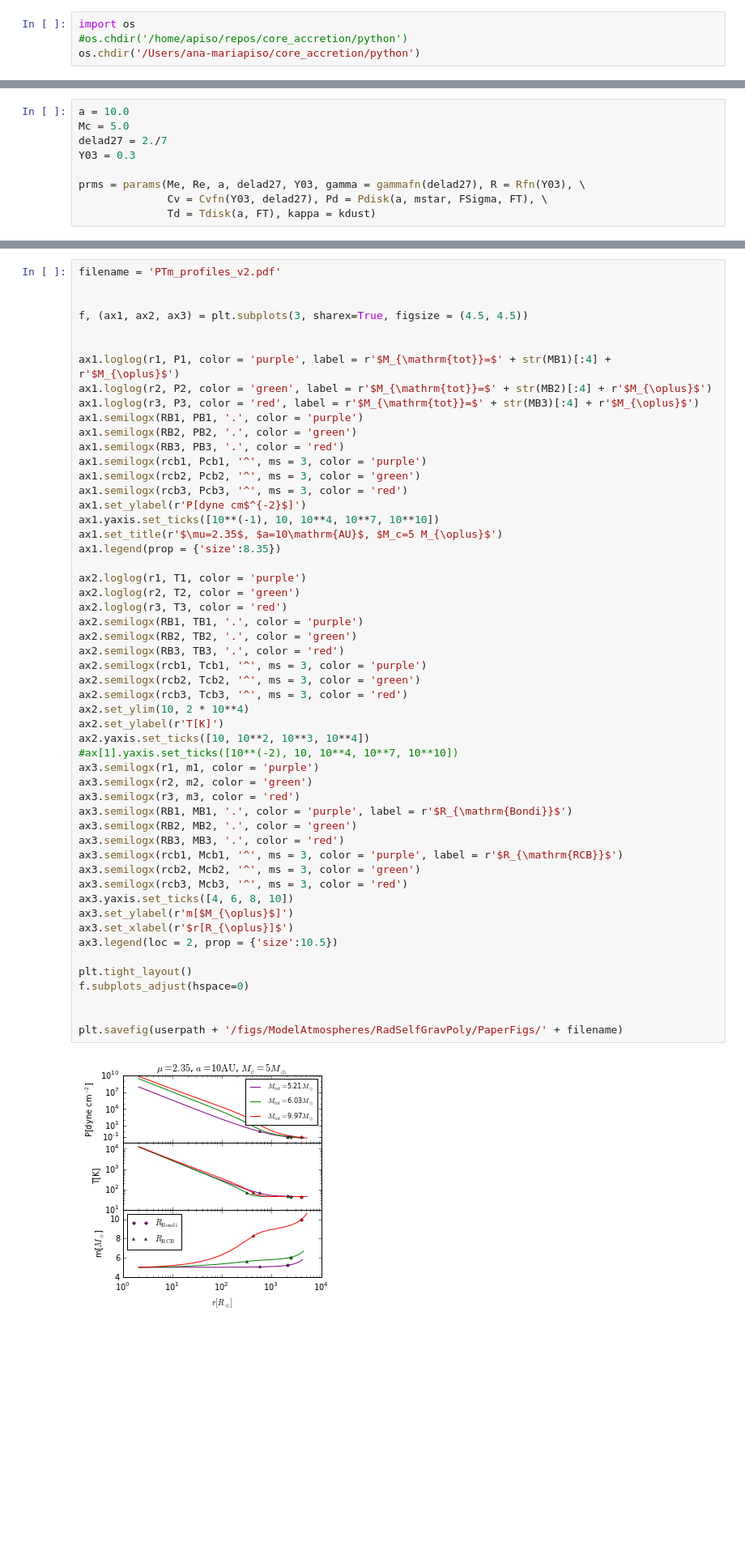
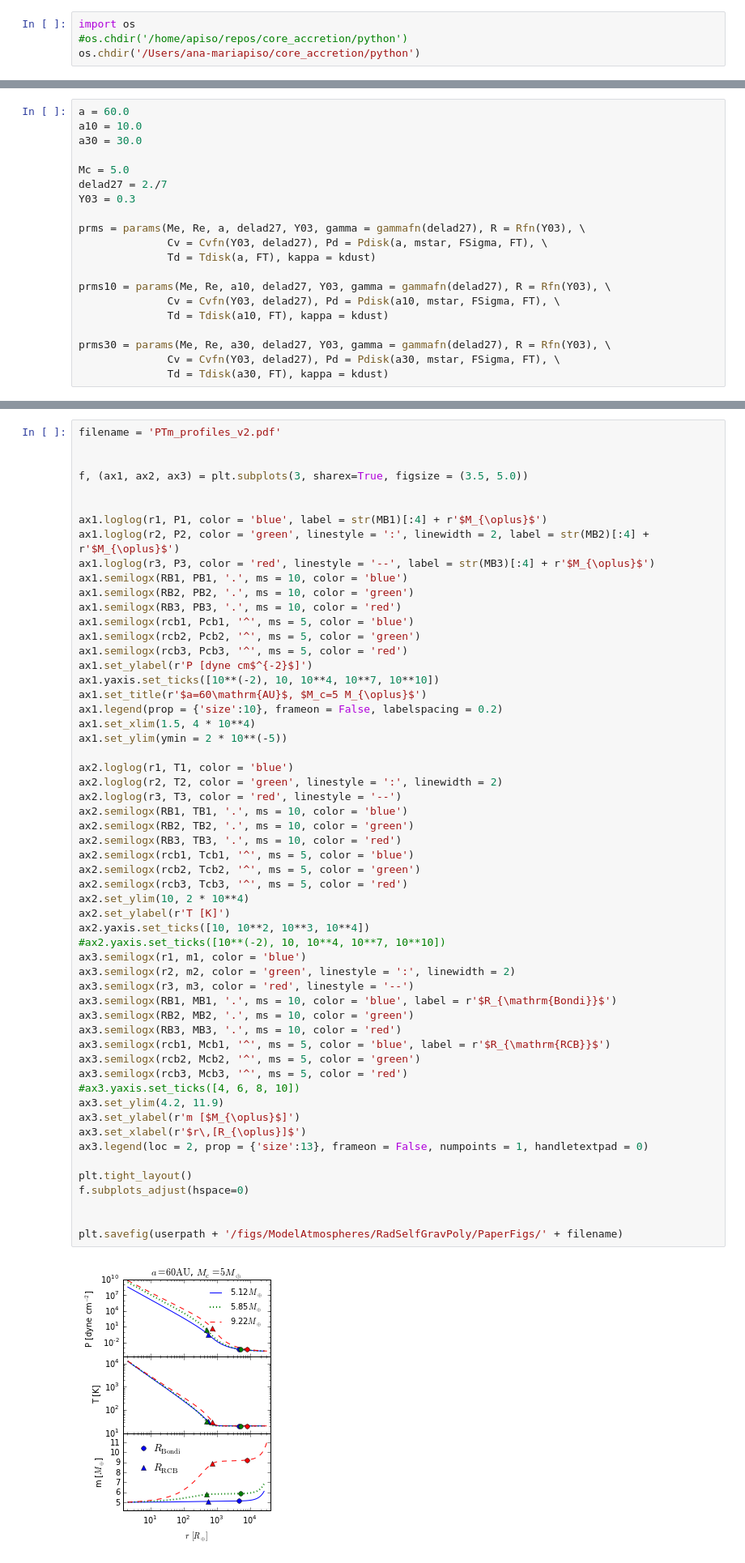
Before and after one commit to apiso/core_accretion, a Jupyter notebook: python/RadSGPoly/plots_poster.ipynb, the cells around one changed output, grey strips where cells are left out. Shown at 81% size. Cells and saved outputs as stored; diff of their text form; blank space fills up the shorter version.

```diff
--- a/python/RadSGPoly/plots_poster.ipynb
+++ b/python/RadSGPoly/plots_poster.ipynb
@@ -15,7 +15,10 @@ from RadSGPoly.profiles_poly import atmload
 from RadSGPoly.cooling_poly import critical
 import matplotlib.cm as cm
 # %%
-a = 10.0
+a = 60.0
+a10 = 10.0
+a30 = 30.0
+
 Mc = 5.0
 delad27 = 2./7
 Y03 = 0.3
@@ -23,5 +26,13 @@ Y03 = 0.3
 prms = params(Me, Re, a, delad27, Y03, gamma = gammafn(delad27), R = Rfn(Y03), \
               Cv = Cvfn(Y03, delad27), Pd = Pdisk(a, mstar, FSigma, FT), \
               Td = Tdisk(a, FT), kappa = kdust)
+
+prms10 = params(Me, Re, a10, delad27, Y03, gamma = gammafn(delad27), R = Rfn(Y03), \
+              Cv = Cvfn(Y03, delad27), Pd = Pdisk(a10, mstar, FSigma, FT), \
+              Td = Tdisk(a10, FT), kappa = kdust)
+
+prms30 = params(Me, Re, a30, delad27, Y03, gamma = gammafn(delad27), R = Rfn(Y03), \
+              Cv = Cvfn(Y03, delad27), Pd = Pdisk(a30, mstar, FSigma, FT), \
+              Td = Tdisk(a30, FT), kappa = kdust)
 # %%
 atm = atmload('Mc5.0.npz', prms = prms)
@@ -63,58 +94,61 @@ dM = M[1:]-M[:-1]
 # %%
 filename = 'PTm_profiles_v2.pdf'
 
 
-f, (ax1, ax2, ax3) = plt.subplots(3, sharex=True, figsize = (4.5, 4.5))
+f, (ax1, ax2, ax3) = plt.subplots(3, sharex=True, figsize = (3.5, 5.0))
 
 
-ax1.loglog(r1, P1, color = 'purple', label = r'$M_{\mathrm{tot}}=$' + str(MB1)[:4] + r'$M_{\oplus}$')
-ax1.loglog(r2, P2, color = 'green', label = r'$M_{\mathrm{tot}}=$' + str(MB2)[:4] + r'$M_{\oplus}$')
-ax1.loglog(r3, P3, color = 'red', label = r'$M_{\mathrm{tot}}=$' + str(MB3)[:4] + r'$M_{\oplus}$')
-ax1.semilogx(RB1, PB1, '.', color = 'purple')
-ax1.semilogx(RB2, PB2, '.', color = 'green')
-ax1.semilogx(RB3, PB3, '.', color = 'red')
-ax1.semilogx(rcb1, Pcb1, '^', ms = 3, color = 'purple')
-ax1.semilogx(rcb2, Pcb2, '^', ms = 3, color = 'green')
-ax1.semilogx(rcb3, Pcb3, '^', ms = 3, color = 'red')
-ax1.set_ylabel(r'P[dyne cm$^{-2}$]')
-ax1.yaxis.set_ticks([10**(-1), 10, 10**4, 10**7, 10**10])
-ax1.set_title(r'$\mu=2.35$, $a=10\mathrm{AU}$, $M_c=5 M_{\oplus}$')
-ax1.legend(prop = {'size':8.35})
+ax1.loglog(r1, P1, color = 'blue', label = str(MB1)[:4] + r'$M_{\oplus}$')
+ax1.loglog(r2, P2, color = 'green', linestyle = ':', linewidth = 2, label = str(MB2)[:4] + r'$M_{\oplus}$')
+ax1.loglog(r3, P3, color = 'red', linestyle = '--', label = str(MB3)[:4] + r'$M_{\oplus}$')
+ax1.semilogx(RB1, PB1, '.', ms = 10, color = 'blue')
+ax1.semilogx(RB2, PB2, '.', ms = 10, color = 'green')
+ax1.semilogx(RB3, PB3, '.', ms = 10, color = 'red')
+ax1.semilogx(rcb1, Pcb1, '^', ms = 5, color = 'blue')
+ax1.semilogx(rcb2, Pcb2, '^', ms = 5, color = 'green')
+ax1.semilogx(rcb3, Pcb3, '^', ms = 5, color = 'red')
+ax1.set_ylabel(r'P [dyne cm$^{-2}$]')
+ax1.yaxis.set_ticks([10**(-2), 10, 10**4, 10**7, 10**10])
+ax1.set_title(r'$a=60\mathrm{AU}$, $M_c=5 M_{\oplus}$')
+ax1.legend(prop = {'size':10}, frameon = False, labelspacing = 0.2)
+ax1.set_xlim(1.5, 4 * 10**4)
+ax1.set_ylim(ymin = 2 * 10**(-5))
 
-ax2.loglog(r1, T1, color = 'purple')
-ax2.loglog(r2, T2, color = 'green')
-ax2.loglog(r3, T3, color = 'red')
-ax2.semilogx(RB1, TB1, '.', color = 'purple')
-ax2.semilogx(RB2, TB2, '.', color = 'green')
-ax2.semilogx(RB3, TB3, '.', color = 'red')
-ax2.semilogx(rcb1, Tcb1, '^', ms = 3, color = 'purple')
-ax2.semilogx(rcb2, Tcb2, '^', ms = 3, color = 'green')
-ax2.semilogx(rcb3, Tcb3, '^', ms = 3, color = 'red')
+ax2.loglog(r1, T1, color = 'blue')
+ax2.loglog(r2, T2, color = 'green', linestyle = ':', linewidth = 2)
+ax2.loglog(r3, T3, color = 'red', linestyle = '--')
+ax2.semilogx(RB1, TB1, '.', ms = 10, color = 'blue')
+ax2.semilogx(RB2, TB2, '.', ms = 10, color = 'green')
+ax2.semilogx(RB3, TB3, '.', ms = 10, color = 'red')
+ax2.semilogx(rcb1, Tcb1, '^', ms = 5, color = 'blue')
+ax2.semilogx(rcb2, Tcb2, '^', ms = 5, color = 'green')
+ax2.semilogx(rcb3, Tcb3, '^', ms = 5, color = 'red')
 ax2.set_ylim(10, 2 * 10**4)
-ax2.set_ylabel(r'T[K]')
+ax2.set_ylabel(r'T [K]')
 ax2.yaxis.set_ticks([10, 10**2, 10**3, 10**4])
-#ax[1].yaxis.set_ticks([10**(-2), 10, 10**4, 10**7, 10**10])
-ax3.semilogx(r1, m1, color = 'purple')
-ax3.semilogx(r2, m2, color = 'green')
-ax3.semilogx(r3, m3, color = 'red')
-ax3.semilogx(RB1, MB1, '.', color = 'purple', label = r'$R_{\mathrm{Bondi}}$')
-ax3.semilogx(RB2, MB2, '.', color = 'green')
-ax3.semilogx(RB3, MB3, '.', color = 'red')
-ax3.semilogx(rcb1, Mcb1, '^', ms = 3, color = 'purple', label = r'$R_{\mathrm{RCB}}$')
-ax3.semilogx(rcb2, Mcb2, '^', ms = 3, color = 'green')
-ax3.semilogx(rcb3, Mcb3, '^', ms = 3, color = 'red')
-ax3.yaxis.set_ticks([4, 6, 8, 10])
-ax3.set_ylabel(r'm[$M_{\oplus}$]')
-ax3.set_xlabel(r'$r[R_{\oplus}]$')
-ax3.legend(loc = 2, prop = {'size':10.5})
+#ax2.yaxis.set_ticks([10**(-2), 10, 10**4, 10**7, 10**10])
+ax3.semilogx(r1, m1, color = 'blue')
+ax3.semilogx(r2, m2, color = 'green', linestyle = ':', linewidth = 2)
+ax3.semilogx(r3, m3, color = 'red', linestyle = '--')
+ax3.semilogx(RB1, MB1, '.', ms = 10, color = 'blue', label = r'$R_{\mathrm{Bondi}}$')
+ax3.semilogx(RB2, MB2, '.', ms = 10, color = 'green')
+ax3.semilogx(RB3, MB3, '.', ms = 10, color = 'red')
+ax3.semilogx(rcb1, Mcb1, '^', ms = 5, color = 'blue', label = r'$R_{\mathrm{RCB}}$')
+ax3.semilogx(rcb2, Mcb2, '^', ms = 5, color = 'green')
+ax3.semilogx(rcb3, Mcb3, '^', ms = 5, color = 'red')
+#ax3.yaxis.set_ticks([4, 6, 8, 10])
+ax3.set_ylim(4.2, 11.9)
+ax3.set_ylabel(r'm [$M_{\oplus}$]')
+ax3.set_xlabel(r'$r\,[R_{\oplus}]$')
+ax3.legend(loc = 2, prop = {'size':13}, frameon = False, numpoints = 1, handletextpad = 0)
 
 plt.tight_layout()
 f.subplots_adjust(hspace=0)
 
 
 plt.savefig(userpath + '/figs/ModelAtmospheres/RadSelfGravPoly/PaperFigs/' + filename)
 # %% [output]
-[figure, old version]
+[figure, new version]
 # %%
 L = paramcrit.L
 t = 0 * numpy.ndarray(shape = (len(dtcrit)), dtype = float)
```
Also changed, not shown: parts of 9 cells of this notebook, 13 other files.
